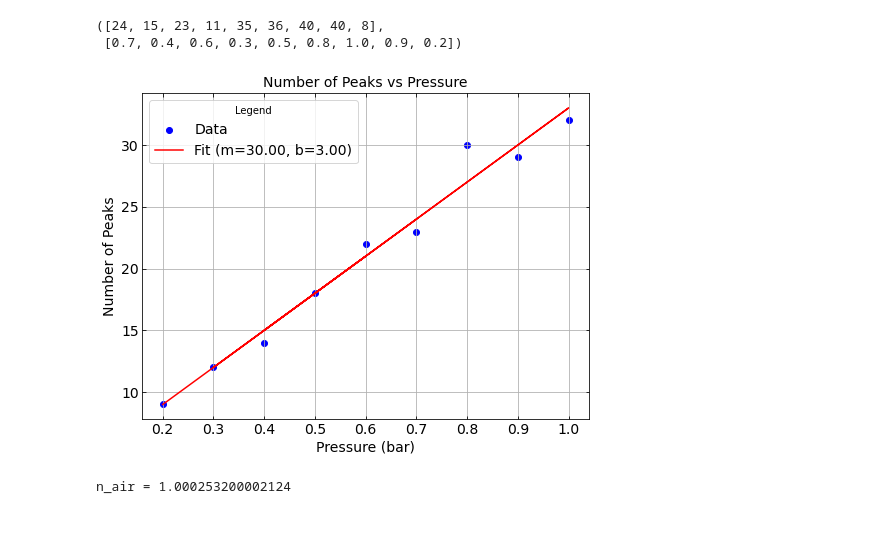
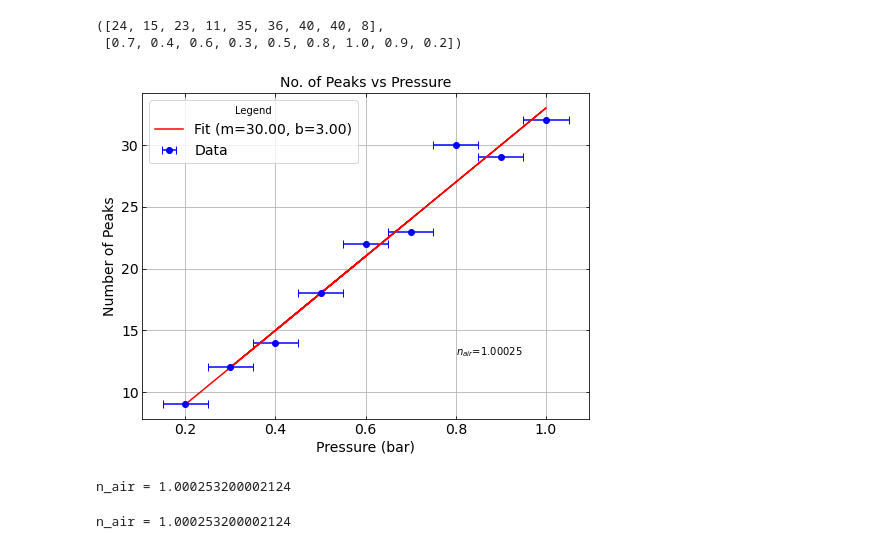
Before and after one commit to StefanStringer/ExperimentalBoyzWSL, a Jupyter notebook: Exercise_3/fuck_me.ipynb, the cells around one changed output. Cells and saved outputs as stored; diff of their text form; code cells hidden in the pictures.

Commit message:
FIRST BALLER PLOT

```diff
--- a/Exercise_3/fuck_me.ipynb
+++ b/Exercise_3/fuck_me.ipynb
@@ -134,33 +134,40 @@ peaks_list, pressure_values
 #adjust actual values
 peaks_list=[23, 14, 22, 12, 18, 30, 32, 29, 9]
 # %%
-
+l = 633e-9 #Wavelength of light
+L = 0.075 #Length of tube used in metre
+p = 101325 #atmospheric pressure
 
 # Function for linear fit
 def linear(x, m, b):
     return m * np.array(x) + b
 
 #Some guess lol
 p0 = [35, 1.017]
 
 # Perform linear fit
 popt, pcov = sp.curve_fit(linear, pressure_values, peaks_list, p0=p0)
 
 # Extracting slope and y-intercept
 slope, intercept = popt
 
 # Plotting
 plt.figure(figsize=(8, 6))
-plt.scatter(pressure_values, peaks_list, color='blue',marker = 'o', label='Data')
+plt.errorbar(pressure_values, peaks_list, xerr = 0.05, fmt = 'o', capsize = 4, color = 'blue', label = 'Data')
 plt.plot(pressure_values, linear(pressure_values, *popt), color='red', label=f'Fit (m={slope:.2f}, b={intercept:.2f})')
+n_air = 1 + l/L * slope
 plt.xlabel('Pressure (bar)')
 plt.ylabel('Number of Peaks')
-plt.title('Number of Peaks vs Pressure')
+plt.title('No. of Peaks vs Pressure')
 plt.legend(title = 'Legend')
 plt.grid(True)
+plt.text(0.8, 13, "$n_{air}$" + f'={n_air:.06g}')
 plt.show()
+# Print the result
+print("n_air =", n_air)
 # %% [output]
-[figure, old version]
+[figure, new version]
+n_air = 1.000253200002124
 # %%
 l = 633e-9 #Wavelength of light
 L = 0.075 #Length of tube used in metre
```
